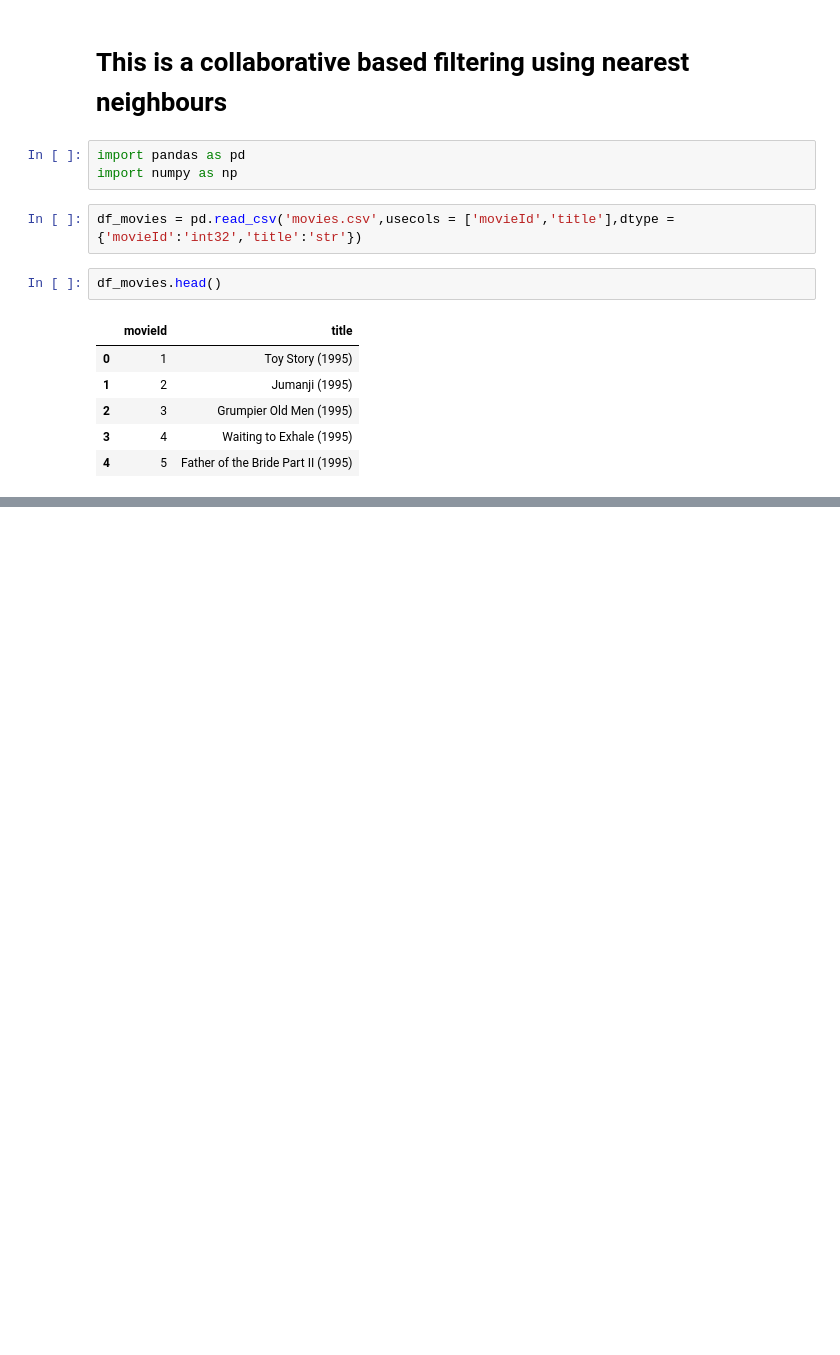
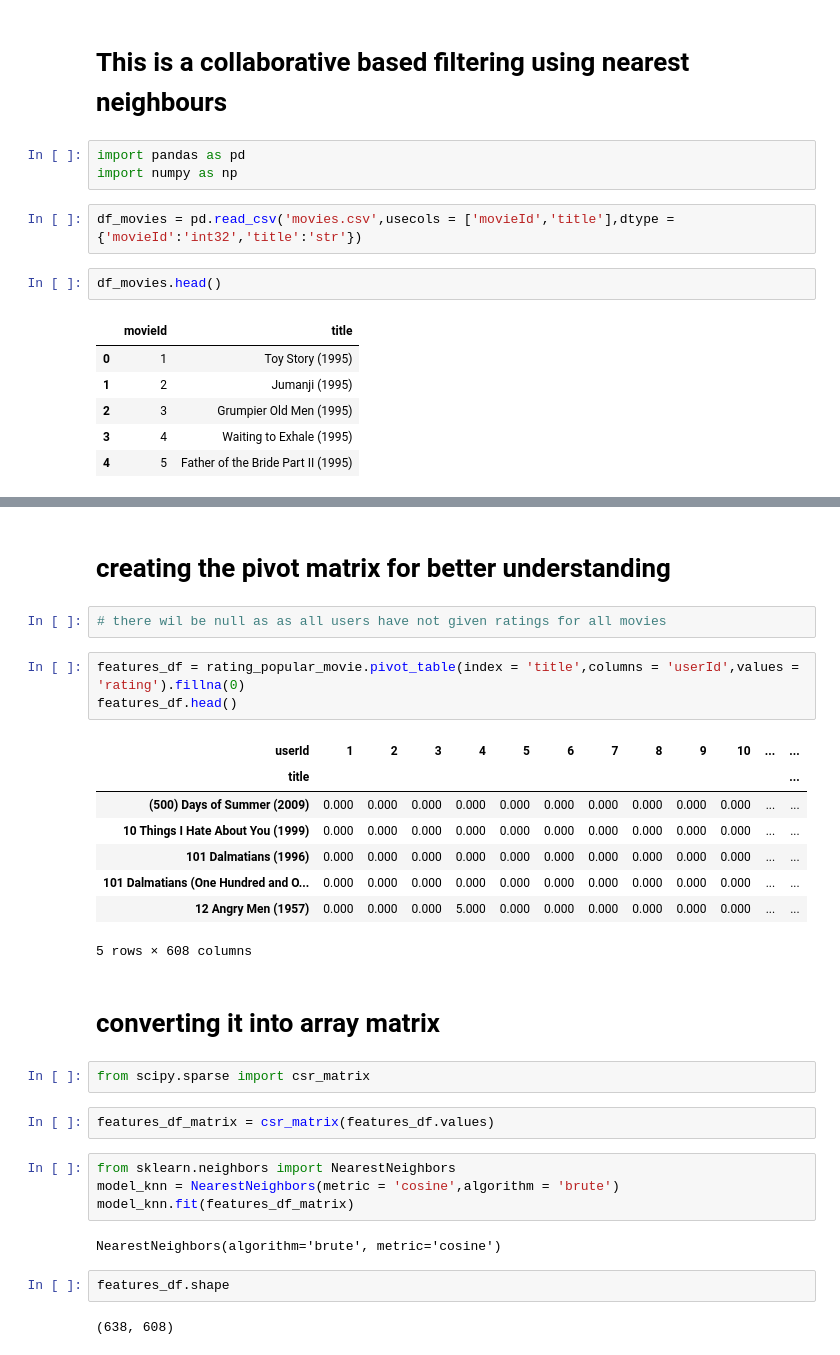
Before and after one commit to drigger091/Recomendation_engine_tryout, a Jupyter notebook: using k_nearest neighbours/engine.ipynb, the cells around one changed output, grey strips where cells are left out. Cells and saved outputs as stored; diff of their text form; blank space fills up the shorter version.

```diff
--- a/using k_nearest neighbours/engine.ipynb
+++ b/using k_nearest neighbours/engine.ipynb
@@ -36,0 +104,32 @@ df.head()
+# %% [markdown]
+# creating the pivot matrix for better understanding
+# %%
+# there wil be null as as all users have not given ratings for all movies
+# %%
+features_df = rating_popular_movie.pivot_table(index = 'title',columns = 'userId',values = 'rating').fillna(0)
+features_df.head()
+# %% [output]
+| userId | 1 | 2 | 3 | 4 | 5 | 6 | 7 | 8 | 9 | 10 | ... | ... |
+| title |  |  |  |  |  |  |  |  |  |  |  | ... |
+| (500) Days of Summer (2009) | 0.000 | 0.000 | 0.000 | 0.000 | 0.000 | 0.000 | 0.000 | 0.000 | 0.000 | 0.000 | ... | ... |
+| 10 Things I Hate About You (1999) | 0.000 | 0.000 | 0.000 | 0.000 | 0.000 | 0.000 | 0.000 | 0.000 | 0.000 | 0.000 | ... | ... |
+| 101 Dalmatians (1996) | 0.000 | 0.000 | 0.000 | 0.000 | 0.000 | 0.000 | 0.000 | 0.000 | 0.000 | 0.000 | ... | ... |
+| 101 Dalmatians (One Hundred and O... | 0.000 | 0.000 | 0.000 | 0.000 | 0.000 | 0.000 | 0.000 | 0.000 | 0.000 | 0.000 | ... | ... |
+| 12 Angry Men (1957) | 0.000 | 0.000 | 0.000 | 5.000 | 0.000 | 0.000 | 0.000 | 0.000 | 0.000 | 0.000 | ... | ... |
+5 rows × 608 columns
+# %% [markdown]
+  # converting it into array matrix
+# %%
+from scipy.sparse import csr_matrix
+# %%
+features_df_matrix = csr_matrix(features_df.values)
+# %%
+from sklearn.neighbors import NearestNeighbors
+model_knn = NearestNeighbors(metric = 'cosine',algorithm = 'brute')
+model_knn.fit(features_df_matrix)
+# %% [output]
+NearestNeighbors(algorithm='brute', metric='cosine')
+# %%
+features_df.shape
+# %% [output]
+(638, 608)
```
Also changed, not shown: parts of 12 cells of this notebook.
